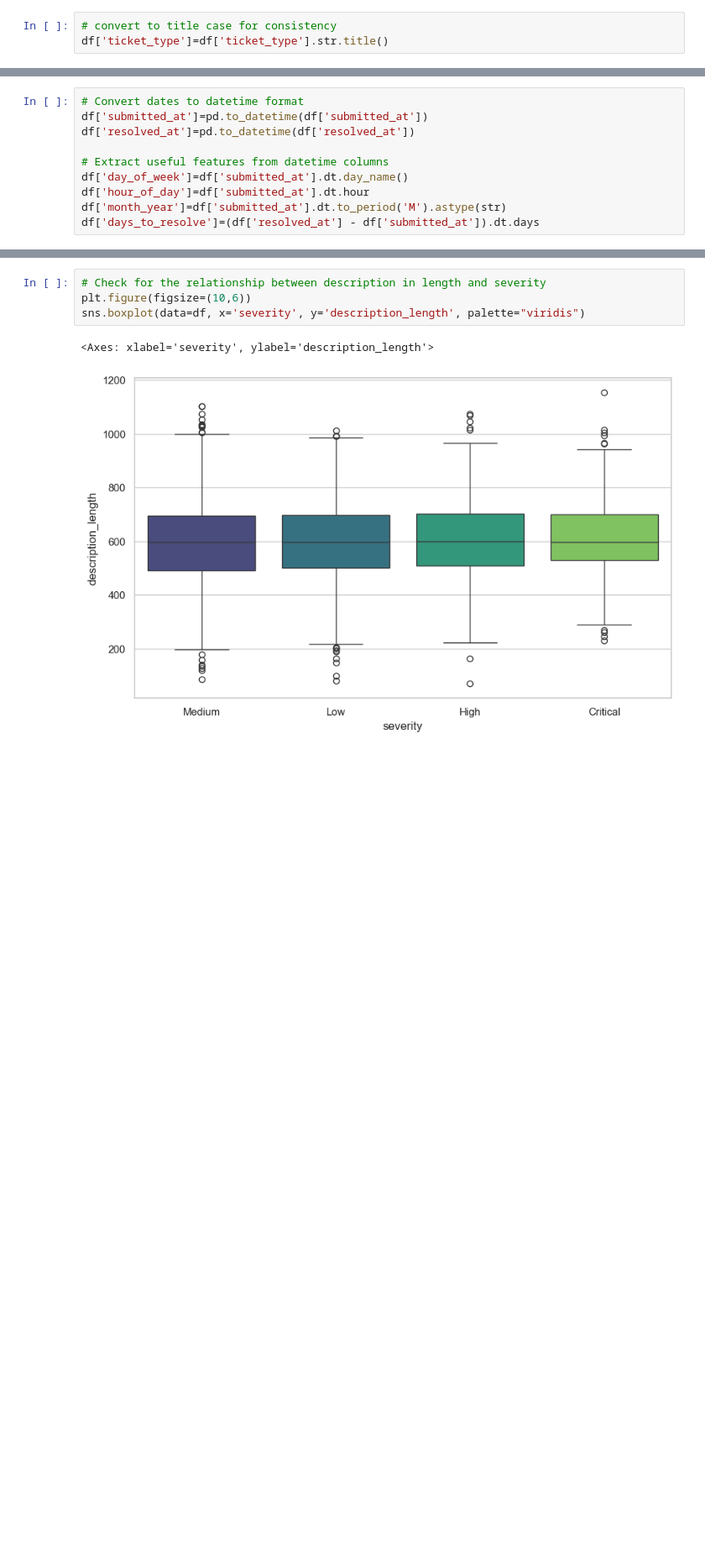
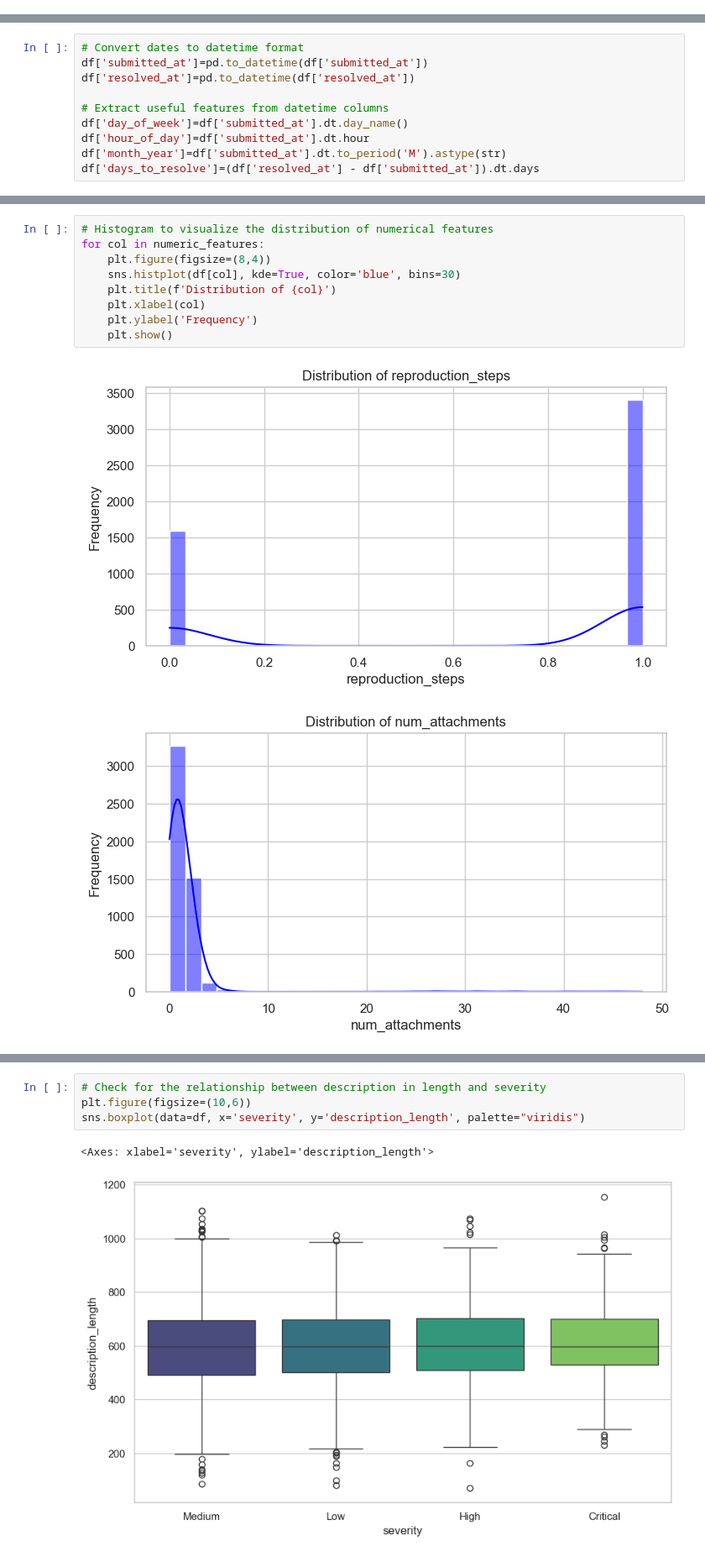
Before and after one commit to getrudeHarriet/Bug-Severity-ML-Project, a Jupyter notebook: notebook/CleaningandEDA.ipynb, the cells around one changed output, grey strips where cells are left out. Shown: that part at 84% size. Drawn from its saved outputs; the diff is of its cells as text; blank space fills up the shorter version.

```diff
--- a/notebook/CleaningandEDA.ipynb
+++ b/notebook/CleaningandEDA.ipynb
@@ -120,3 +149,0 @@ array(['Bug', 'Question', 'crash', 'Crash', 'Performance',
-# %%
-# convert to title case for consistency
-df['ticket_type']=df['ticket_type'].str.title()
@@ -151,0 +172,12 @@ np.int64(0)
+# %%
+# Histogram to visualize the distribution of numerical features
+for col in numeric_features:
+    plt.figure(figsize=(8,4))
+    sns.histplot(df[col], kde=True, color='blue', bins=30)
+    plt.title(f'Distribution of {col}')
+    plt.xlabel(col)
+    plt.ylabel('Frequency')
+    plt.show()
+# %% [output]
+[figure, added]
+[figure, added]
```
Also changed, not shown: parts of 24 cells of this notebook.
